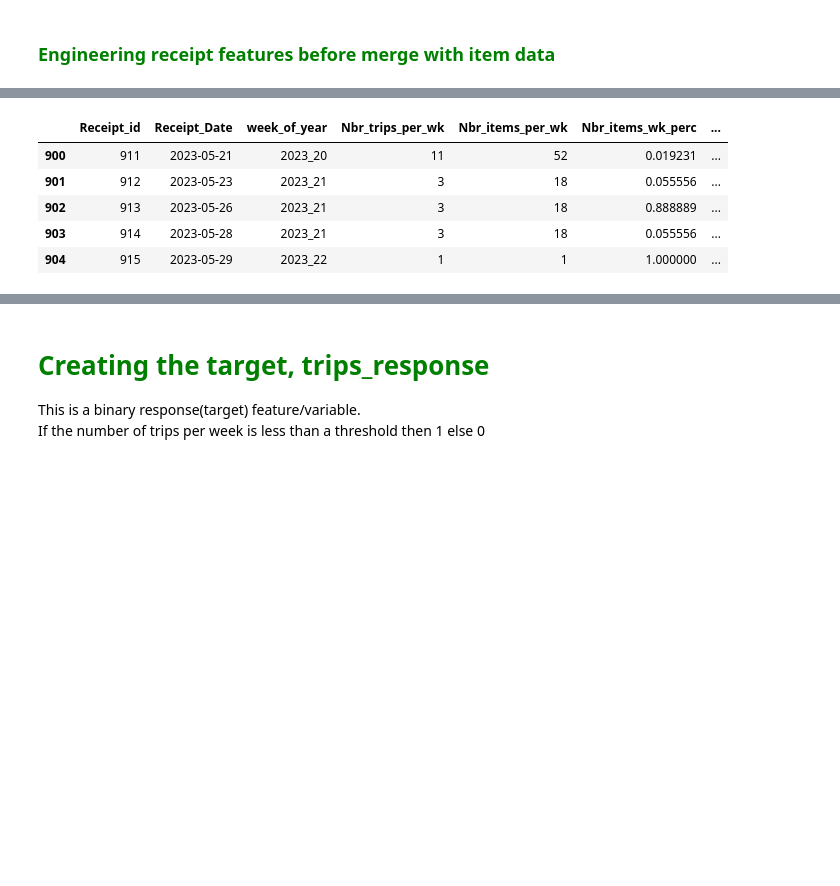
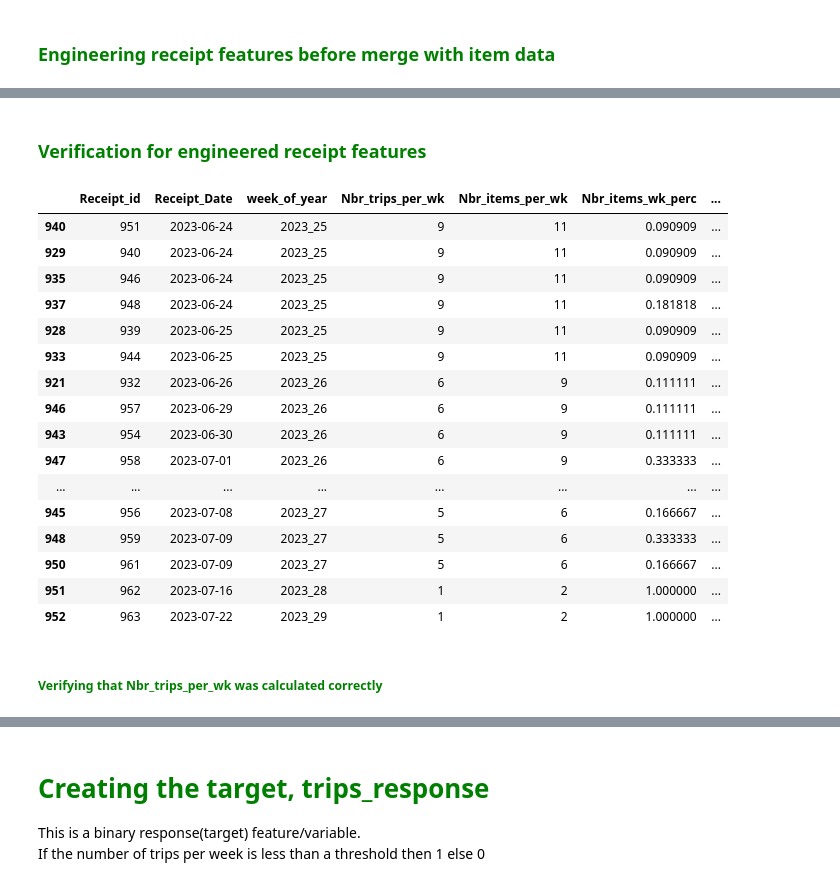
Before and after one commit to ManunEbo/Home-Shopping-ML, a Jupyter notebook: 1. Data Extraction/Data extraction from database.ipynb, the cells around one changed output, grey strips where cells are left out. Drawn from its saved outputs; the diff is of its cells as text; code cells hidden in the pictures; blank space fills up the shorter version.

```diff
--- a/1. Data Extraction/Data extraction from database.ipynb
+++ b/1. Data Extraction/Data extraction from database.ipynb
@@ -206,14 +206,29 @@ Receipt_Payment['Total_Exp_wk_perc'] = Receipt_Payment.Total_Price / Receipt_Pay
 # Calculate average expenditure per week for item
 Receipt_Payment['AVG_exp_item_per_wk'] = Receipt_Payment['Expenditure_per_wk']\
 / Receipt_Payment['Nbr_items_per_wk']
+# %% [markdown]
+<h3 style="color: green;">Verification for engineered receipt features</h3>
 # %%
 Receipt_Payment[['Receipt_id','Receipt_Date','week_of_year',
                  'Nbr_trips_per_wk','Nbr_items_per_wk','Nbr_items_wk_perc',
-                 'Expenditure_per_wk','Total_Exp_wk_perc','AVG_exp_item_per_wk']].tail()
+                 'Expenditure_per_wk','Total_Exp_wk_perc','AVG_exp_item_per_wk']].tail(19)
 # %% [output]
 |  | Receipt_id | Receipt_Date | week_of_year | Nbr_trips_per_wk | Nbr_items_per_wk | Nbr_items_wk_perc | ... |
-| 900 | 911 | 2023-05-21 | 2023_20 | 11 | 52 | 0.019231 | ... |
-| 901 | 912 | 2023-05-23 | 2023_21 | 3 | 18 | 0.055556 | ... |
-| 902 | 913 | 2023-05-26 | 2023_21 | 3 | 18 | 0.888889 | ... |
-| 903 | 914 | 2023-05-28 | 2023_21 | 3 | 18 | 0.055556 | ... |
-| 904 | 915 | 2023-05-29 | 2023_22 | 1 | 1 | 1.000000 | ... |
+| 940 | 951 | 2023-06-24 | 2023_25 | 9 | 11 | 0.090909 | ... |
+| 929 | 940 | 2023-06-24 | 2023_25 | 9 | 11 | 0.090909 | ... |
+| 935 | 946 | 2023-06-24 | 2023_25 | 9 | 11 | 0.090909 | ... |
+| 937 | 948 | 2023-06-24 | 2023_25 | 9 | 11 | 0.181818 | ... |
+| 928 | 939 | 2023-06-25 | 2023_25 | 9 | 11 | 0.090909 | ... |
+| 933 | 944 | 2023-06-25 | 2023_25 | 9 | 11 | 0.090909 | ... |
+| 921 | 932 | 2023-06-26 | 2023_26 | 6 | 9 | 0.111111 | ... |
+| 946 | 957 | 2023-06-29 | 2023_26 | 6 | 9 | 0.111111 | ... |
+| 943 | 954 | 2023-06-30 | 2023_26 | 6 | 9 | 0.111111 | ... |
+| 947 | 958 | 2023-07-01 | 2023_26 | 6 | 9 | 0.333333 | ... |
+| ... | ... | ... | ... | ... | ... | ... | ... |
+| 945 | 956 | 2023-07-08 | 2023_27 | 5 | 6 | 0.166667 | ... |
+| 948 | 959 | 2023-07-09 | 2023_27 | 5 | 6 | 0.333333 | ... |
+| 950 | 961 | 2023-07-09 | 2023_27 | 5 | 6 | 0.166667 | ... |
+| 951 | 962 | 2023-07-16 | 2023_28 | 1 | 2 | 1.000000 | ... |
+| 952 | 963 | 2023-07-22 | 2023_29 | 1 | 2 | 1.000000 | ... |
+# %% [markdown]
+<h5 style="color: green;">Verifying that Nbr_trips_per_wk was calculated correctly</h5>
```
Also changed, not shown: parts of 75 cells of this notebook, 12 other files.
